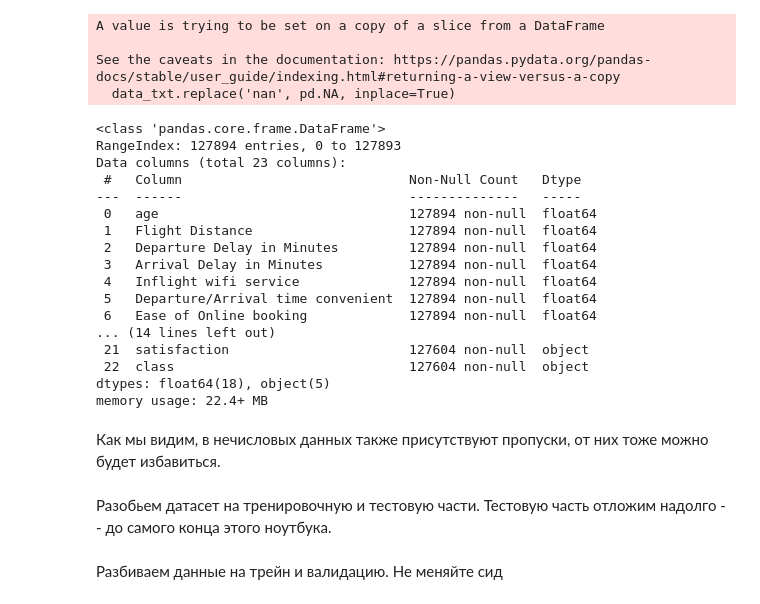
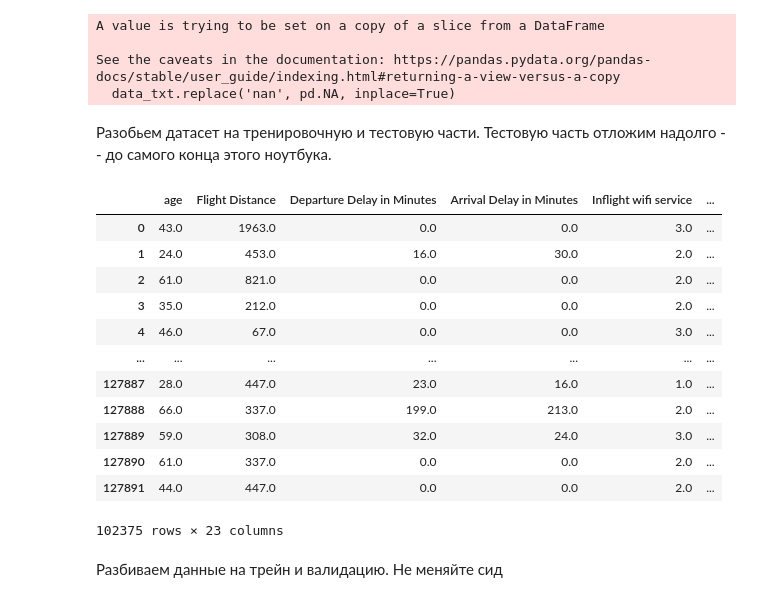
Before and after one commit to VladislavTokarev02/AI_ML_homework, a Jupyter notebook: Hometasks/Base/AI_HW4_woodenML_base.ipynb, the cells around one changed output. Saved outputs shown, nothing was run; the diff lists cells and outputs as text; code cells hidden in the pictures.

```diff
--- a/Hometasks/Base/AI_HW4_woodenML_base.ipynb
+++ b/Hometasks/Base/AI_HW4_woodenML_base.ipynb
@@ -253,47 +253,39 @@ A value is trying to be set on a copy of a slice from a DataFrame
 
 See the caveats in the documentation: https://pandas.pydata.org/pandas-docs/stable/user_guide/indexing.html#returning-a-view-versus-a-copy
   data_txt.replace('nan', pd.NA, inplace=True)
-# %%
-data
-# %% [output]
-<class 'pandas.core.frame.DataFrame'>
-RangeIndex: 127894 entries, 0 to 127893
-Data columns (total 23 columns):
- #   Column                             Non-Null Count   Dtype
----  ------                             --------------   -----
- 0   age                                127894 non-null  float64
- 1   Flight Distance                    127894 non-null  float64
- 2   Departure Delay in Minutes         127894 non-null  float64
- 3   Arrival Delay in Minutes           127894 non-null  float64
- 4   Inflight wifi service              127894 non-null  float64
- 5   Departure/Arrival time convenient  127894 non-null  float64
- 6   Ease of Online booking             127894 non-null  float64
-... (14 lines left out)
- 21  satisfaction                       127604 non-null  object
- 22  class                              127604 non-null  object
-dtypes: float64(18), object(5)
-memory usage: 22.4+ MB
 # %%
-def define_columns(data):
-    for i in data.columns:
-        unique_values = data[i].nunique()
+# def define_columns(data):
+#     for i in data.columns:
+#         unique_values = data[i].nunique()
 
-        if unique_values == 2:
-            data[i] = data[i].astype('bool')
-        elif 2 < unique_values < 90:
-            data[i] = data[i].astype('category')
-        else:
-            data[i] = data[i].astype('float')
+#         if unique_values == 2:
+#             data[i] = data[i].astype('bool')
+#         elif 2 < unique_values < 90:
+#             data[i] = data[i].astype('category')
+#         else:
+#             data[i] = data[i].astype('float')
 
-    return data
-data = define_columns(data)
+#     return data
+# data = define_columns(data)
-# %% [markdown]
-Как мы видим, в нечисловых данных также присутствуют пропуски, от них тоже можно будет избавиться.
 # %% [markdown]
 Разобьем датасет на тренировочную и тестовую части. Тестовую часть отложим надолго -- до самого конца этого ноутбука.
 # %%
-df_train = df[df.satisfaction != '-']
+df_train = data[data.satisfaction != '-']
 df_train
+# %% [output]
+|  | age | Flight Distance | Departure Delay in Minutes | Arrival Delay in Minutes | Inflight wifi service | ... |
+| 0 | 43.0 | 1963.0 | 0.0 | 0.0 | 3.0 | ... |
+| 1 | 24.0 | 453.0 | 16.0 | 30.0 | 2.0 | ... |
+| 2 | 61.0 | 821.0 | 0.0 | 0.0 | 2.0 | ... |
+| 3 | 35.0 | 212.0 | 0.0 | 0.0 | 2.0 | ... |
+| 4 | 46.0 | 67.0 | 0.0 | 0.0 | 3.0 | ... |
+| ... | ... | ... | ... | ... | ... | ... |
+| 127887 | 28.0 | 447.0 | 23.0 | 16.0 | 1.0 | ... |
+| 127888 | 66.0 | 337.0 | 199.0 | 213.0 | 2.0 | ... |
+| 127889 | 59.0 | 308.0 | 32.0 | 24.0 | 3.0 | ... |
+| 127890 | 61.0 | 337.0 | 0.0 | 0.0 | 2.0 | ... |
+| 127891 | 44.0 | 447.0 | 0.0 | 0.0 | 2.0 | ... |
+102375 rows × 23 columns
 # %%
 assert df_train.shape == (103_644, 23)
 # %%
```
Also changed, not shown: parts of 1 cell of this notebook.
